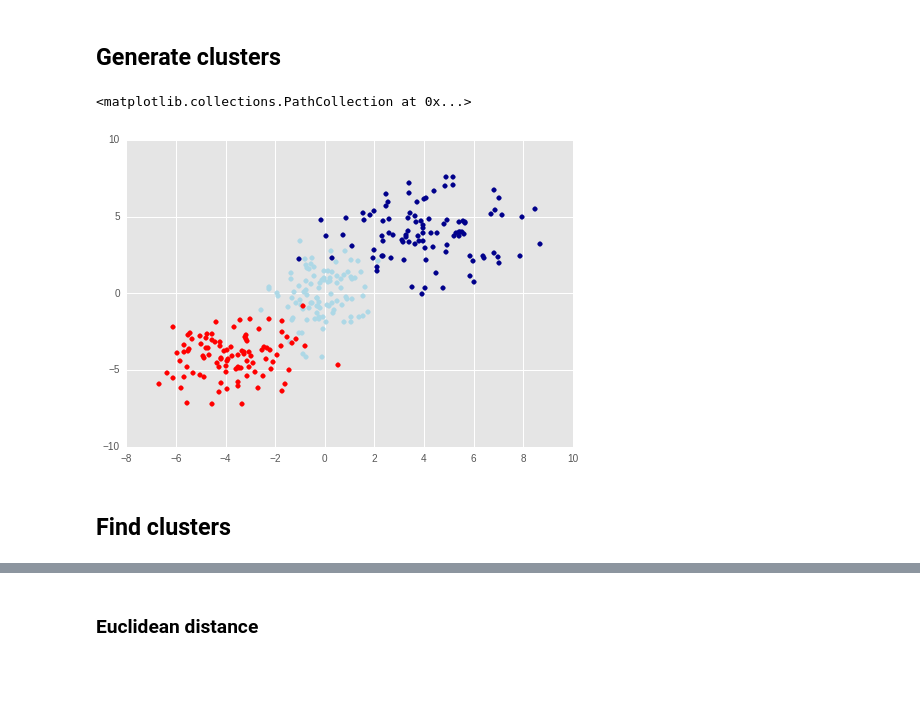
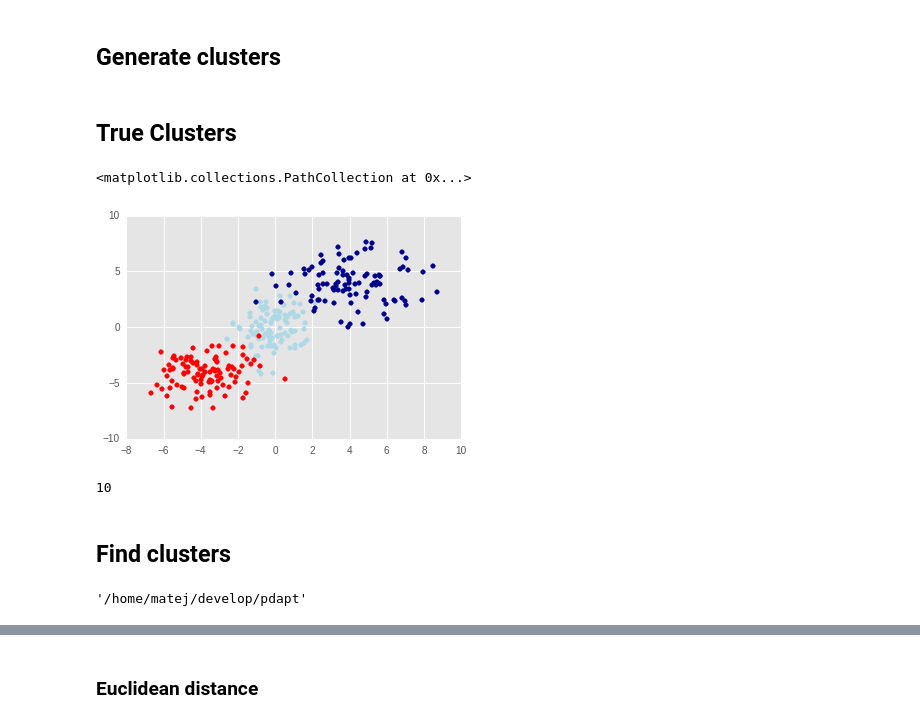
Before and after one commit to matthewmacleod/mkm_notebooks, a Jupyter notebook: k_means.ipynb, the cells around one changed output, grey strips where cells are left out. Saved outputs shown, nothing was run; the diff lists cells and outputs as text; code cells hidden in the pictures; blank space fills up the shorter version.

Commit message:
some k-means work

```diff
--- a/k_means.ipynb
+++ b/k_means.ipynb
@@ -31,13 +31,11 @@ import seaborn as sns
 x = np.random.standard_normal(10)
 y = np.random.standard_normal(10)
 # %%
-sns.set(style="white", color_codes=True)
-
-# Generate a random bivariate dataset
+# generate random bivariate datasets
 rs = np.random.RandomState(9)
 mean = [0, 0]
 cov = [(1, 1), (0, 2)]
-x, y = rs.multivariate_normal(mean, cov, 100).T
+x1, y1 = rs.multivariate_normal(mean, cov, 100).T
 
 rs2 = np.random.RandomState(8)
 mean2 = [-4, -4]
@@ -48,13 +46,20 @@ rs3 = np.random.RandomState(7)
 mean3 = [4, 4]
 cov3 = [(4, 0), (0, 2)]
 x3, y3 = rs.multivariate_normal(mean3, cov3, 100).T
-
-plt.style.use('ggplot')
-plt.scatter(x,y,color='lightblue')
-plt.scatter(x2,y2,color='red')
-plt.scatter(x3,y3,color='darkblue')
-# %% [output]
-<matplotlib.collections.PathCollection at 0x...>
-[figure, removed]
+# %% [markdown]
+## True Clusters
+# %%
+# plot true clusters
+plt.style.use('ggplot')
+plt.scatter(x1,y1,color='lightblue')
+plt.scatter(x2,y2,color='red')
+plt.scatter(x3,y3,color='darkblue')
+# %% [output]
+<matplotlib.collections.PathCollection at 0x...>
+[figure, added]
+# %%
+len(x)
+# %% [output]
+10
 # %% [markdown]
 ## Find clusters
@@ -60,0 +74,6 @@ plt.scatter(x3,y3,color='darkblue')
+# %%
+import os
+os.chdir('/home/matej/develop/pdapt')
+os.getcwd()
+# %% [output]
+'/home/matej/develop/pdapt'
```
Also changed, not shown: parts of 5 cells of this notebook.
